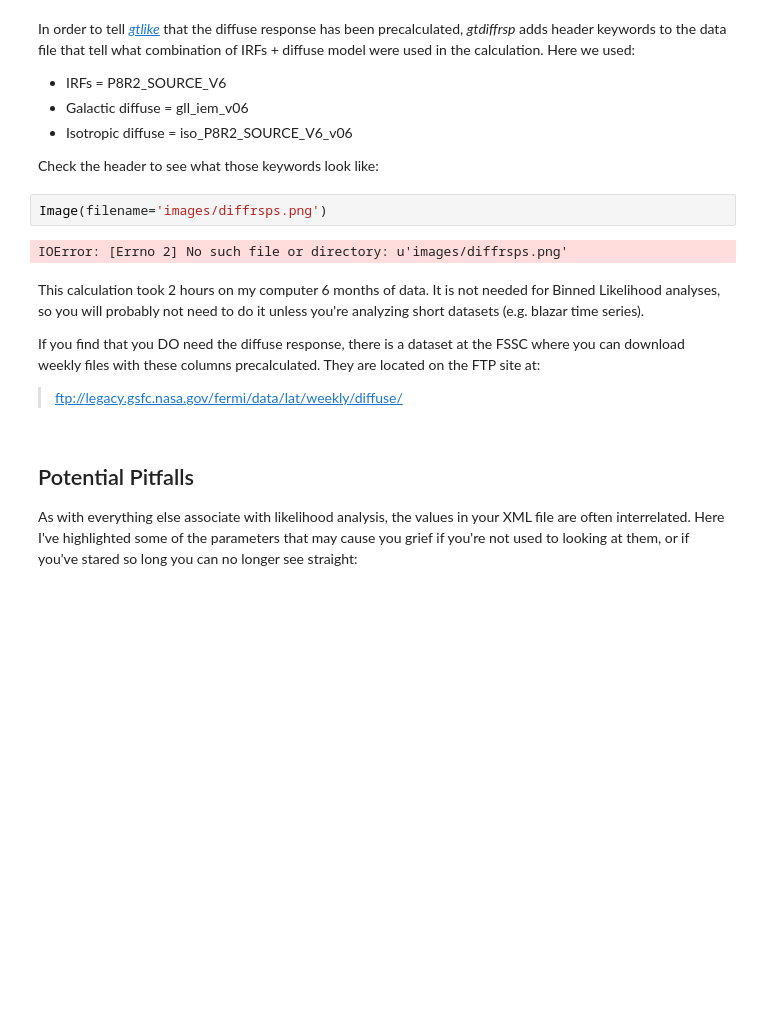
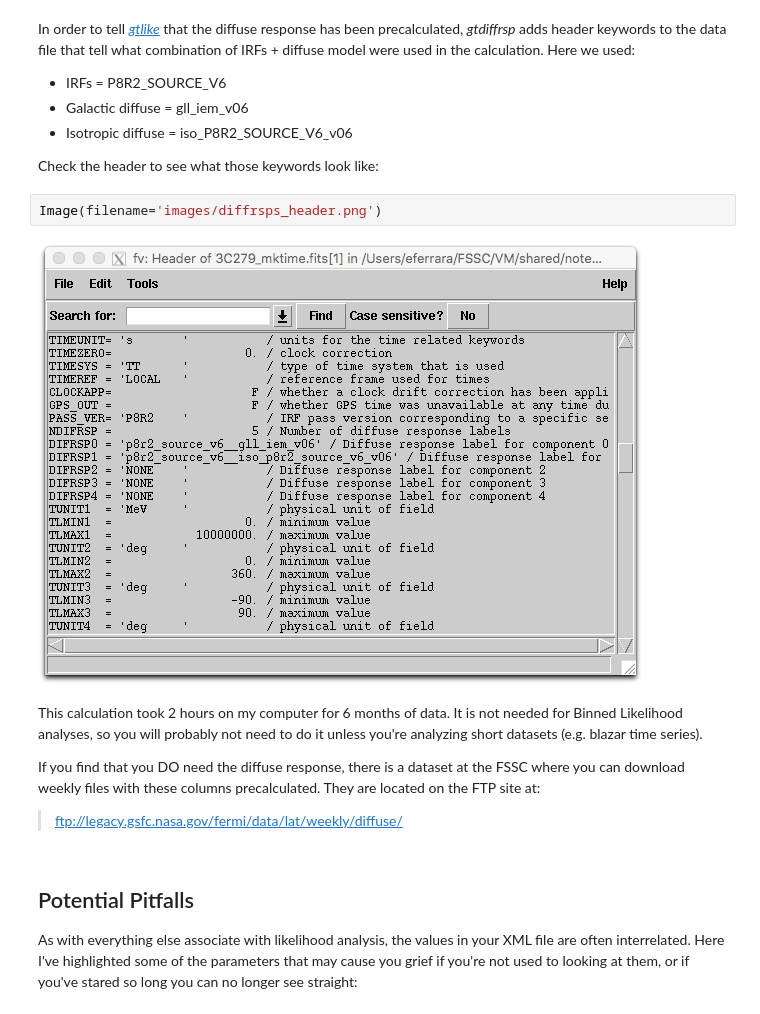
Before and after one commit to FermiSummerSchool/fermi-summer-school, a Jupyter notebook: XML_Models/Generating_XML_Models.ipynb, the cells around one changed output. Cells and saved outputs as stored; diff of their text form; blank space fills up the shorter version.

```diff
--- a/XML_Models/Generating_XML_Models.ipynb
+++ b/XML_Models/Generating_XML_Models.ipynb
@@ -433,11 +445,11 @@ In order to tell *[gtlike](http://fermi.gsfc.nasa.gov/ssc/data/analysis/scitools
 
 Check the header to see what those keywords look like:
 # %%
-Image(filename='images/diffrsps.png')
+Image(filename='images/diffrsps_header.png')
 # %% [output]
-IOError: [Errno 2] No such file or directory: u'images/diffrsps.png'
+[figure, added]
 # %% [markdown]
-This calculation took 2 hours on my computer 6 months of data. It is not needed for Binned Likelihood analyses, so you will probably not need to do it unless you're analyzing short datasets (e.g. blazar time series).
+This calculation took 2 hours on my computer for 6 months of data. It is not needed for Binned Likelihood analyses, so you will probably not need to do it unless you're analyzing short datasets (e.g. blazar time series).
 
 If you find that you DO need the diffuse response, there is a dataset at the FSSC where you can download weekly files with these columns precalculated. They are located on the FTP site at:
 > ftp://legacy.gsfc.nasa.gov/fermi/data/lat/weekly/diffuse/
```
Also changed, not shown: parts of 19 cells of this notebook.
